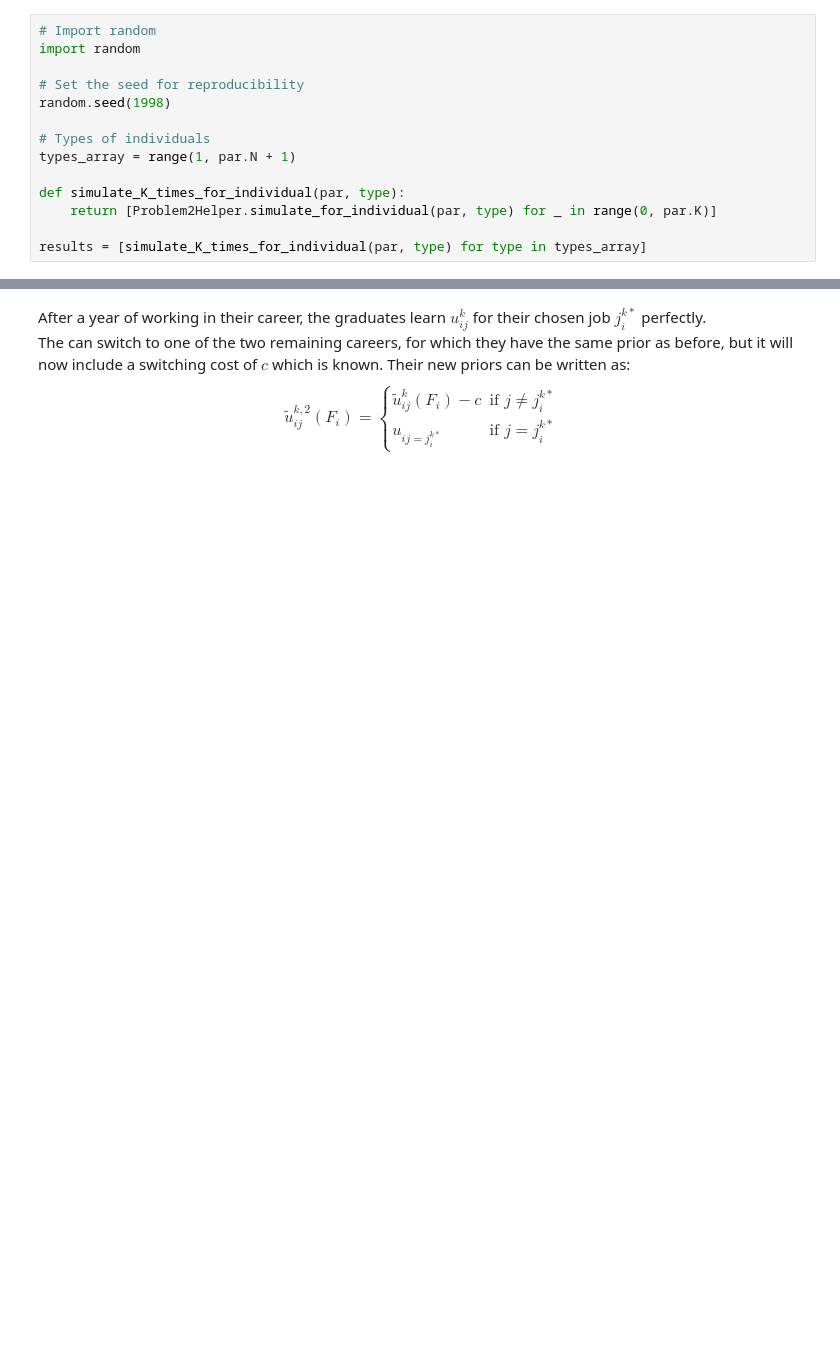
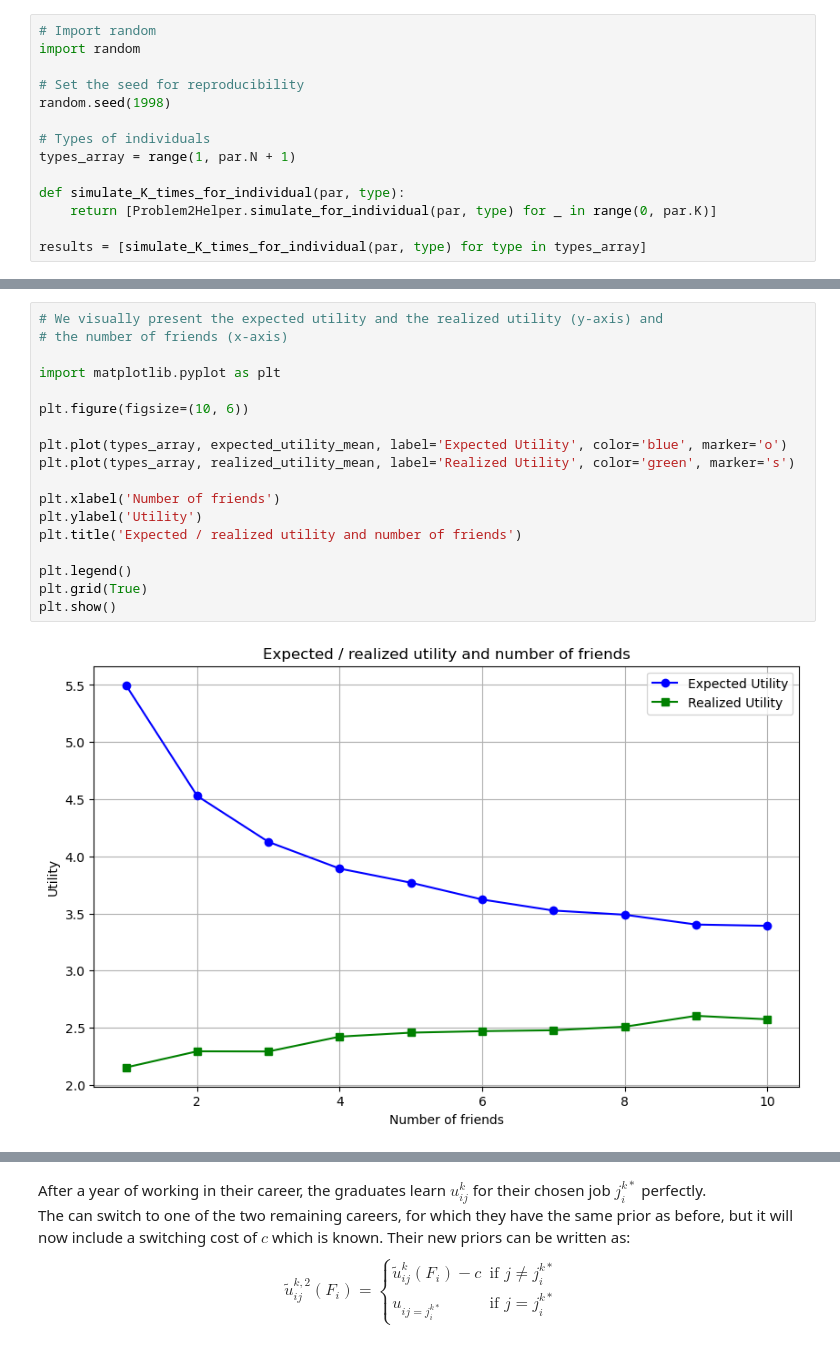
Before and after one commit to NumEconCopenhagen/projects-2024-Bertil-Nikoline-Victor, a Jupyter notebook: examproject/Q1_exam_2024.ipynb, the cells around one changed output, grey strips where cells are left out. Saved outputs shown, nothing was run; the diff lists cells and outputs as text; blank space fills up the shorter version.

```diff
--- a/examproject/Q1_exam_2024.ipynb
+++ b/examproject/Q1_exam_2024.ipynb
@@ -547,0 +536,20 @@ AttributeError: module 'Problem2Helper' has no attribute 'results_from_2'
+# %%
+# We visually present the expected utility and the realized utility (y-axis) and
+# the number of friends (x-axis)
+
+import matplotlib.pyplot as plt
+
+plt.figure(figsize=(10, 6))
+
+plt.plot(types_array, expected_utility_mean, label='Expected Utility', color='blue', marker='o')
+plt.plot(types_array, realized_utility_mean, label='Realized Utility', color='green', marker='s')
+
+plt.xlabel('Number of friends')
+plt.ylabel('Utility')
+plt.title('Expected / realized utility and number of friends')
+
+plt.legend()
+plt.grid(True)
+plt.show()
+# %% [output]
+[figure, added]
```
Also changed, not shown: parts of 12 cells of this notebook, 1 other file.
